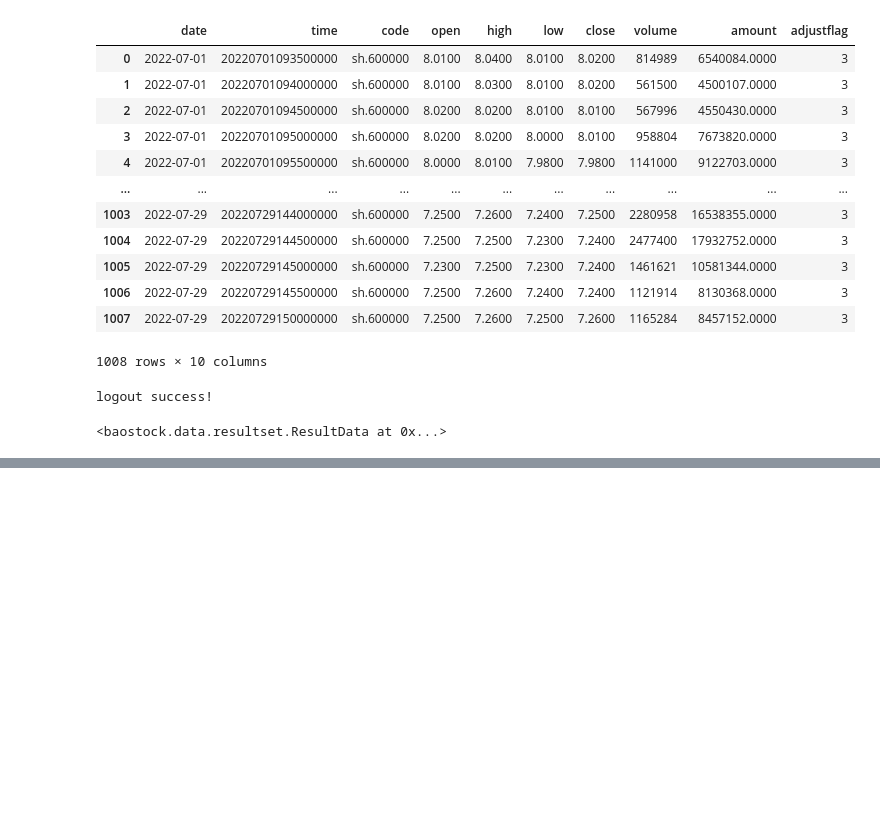
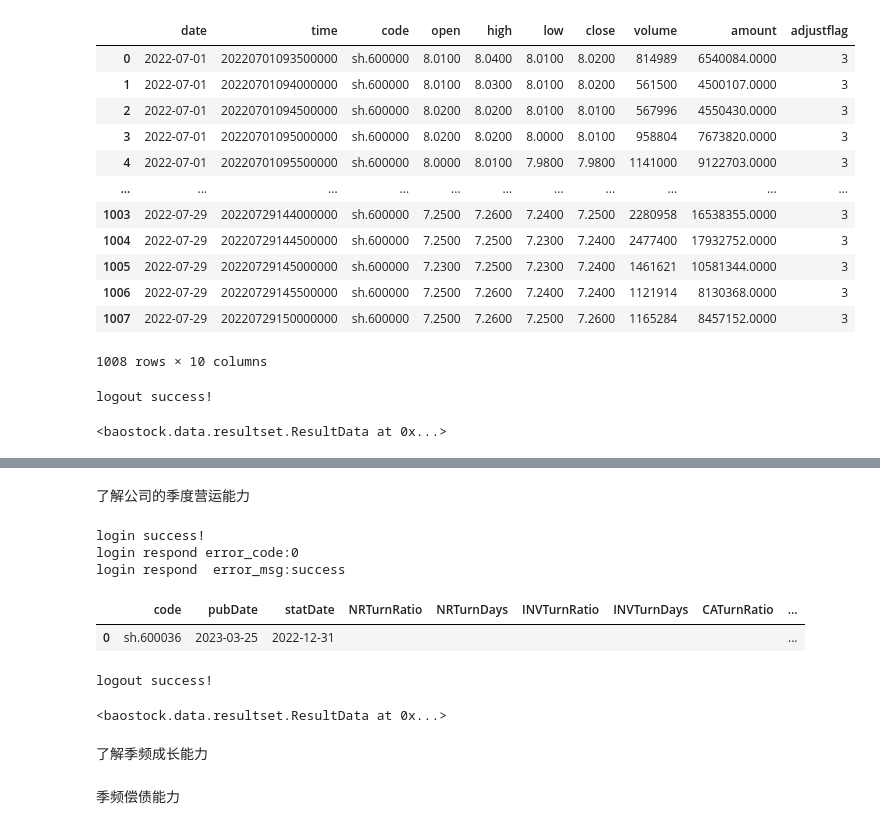
Before and after one commit to Ted88368/quant_in_action, a Jupyter notebook: quick_start/01_股票数据的获取.ipynb, the cells around one changed output, grey strips where cells are left out. Cells and saved outputs as stored; diff of their text form; code cells hidden in the pictures; blank space fills up the shorter version.

```diff
--- a/quick_start/01_股票数据的获取.ipynb
+++ b/quick_start/01_股票数据的获取.ipynb
@@ -119,0 +278,41 @@ logout success!
+# %% [markdown]
+了解公司的季度营运能力
+# %%
+import baostock as bs
+import pandas as pd
+from IPython.display import display
+
+# 登录 BaoStock 系统
+lg = bs.login()
+
+# 显示登陆返回信息
+print('login respond error_code:'+lg.error_code)
+print('login respond  error_msg:'+lg.error_msg)
+
+# 获取600036招商银行季频营运能力数据
+operation_list = []
+rs_operation = bs.query_operation_data(code="sh.600036", year=2022, quarter=4)
+while (rs_operation.error_code == '0') & rs_operation.next():
+    operation_list.append(rs_operation.get_row_data())
+
+# 转换为DataFrame格式
+df_operation = pd.DataFrame(operation_list, columns=rs_operation.fields)
+
+# 打印输出
+display(df_operation)
+
+# 将结果集输出到csv文件
+df_operation.to_csv("./operation_data.csv", encoding="gbk", index=False)
+
+# 退出 BaoStock 系统
+bs.logout()
+# %% [output]
+login success!
+login respond error_code:0
+login respond  error_msg:success
+|  | code | pubDate | statDate | NRTurnRatio | NRTurnDays | INVTurnRatio | INVTurnDays | CATurnRatio | ... |
+| 0 | sh.600036 | 2023-03-25 | 2022-12-31 |  |  |  |  |  | ... |
+logout success!
+<baostock.data.resultset.ResultData at 0x...>
+# %% [markdown]
+了解季频成长能力
@@ -119,0 +348,2 @@ logout success!
+# %% [markdown]
+季频偿债能力
```
Also changed, not shown: parts of 8 cells of this notebook, 1 other file.
